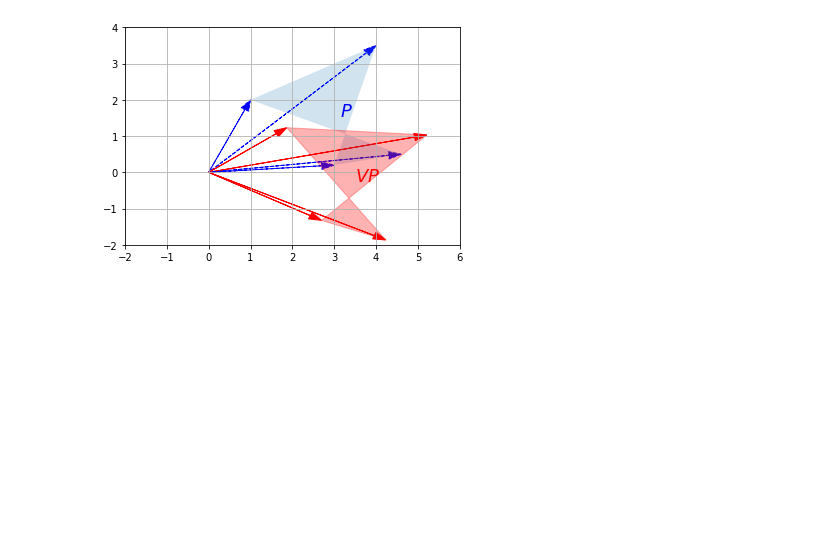
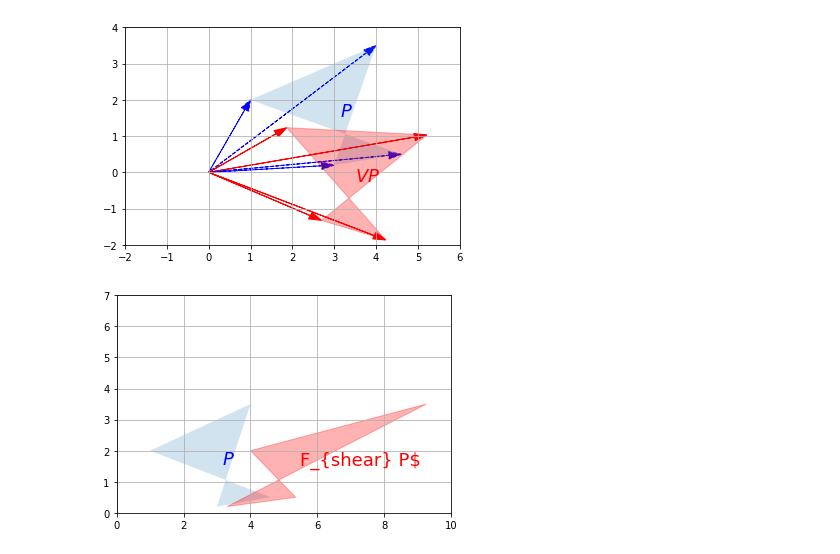
Before and after one commit to fanbyprinciple/hands_on_ml, a Jupyter notebook: maths/Linear Algebra.ipynb, the cells around one changed output. Drawn from its saved outputs; the diff is of its cells as text; code cells hidden in the pictures; blank space fills up the shorter version.

```diff
--- a/maths/Linear Algebra.ipynb
+++ b/maths/Linear Algebra.ipynb
@@ -711,3 +711,17 @@ plot_transformation(P, P_rotated, "$P$", "$VP$",[-2,6,-2,4], arrows=True )
 plt.show()
 # %% [output]
 [figure]
+# %%
+### matrix transformation
+
+# shear matrix
+
+F_shear = np.array([
+    [1,1.5],
+    [0,1]
+])
+
+plot_transformation(P, F_shear.dot(P), "$P$", "F_{shear} P$", axis=[0,10,0,7])
+plt.show()
+# %% [output]
+[figure, added]
```
Also changed, not shown: parts of 30 cells of this notebook, 9 other files.
